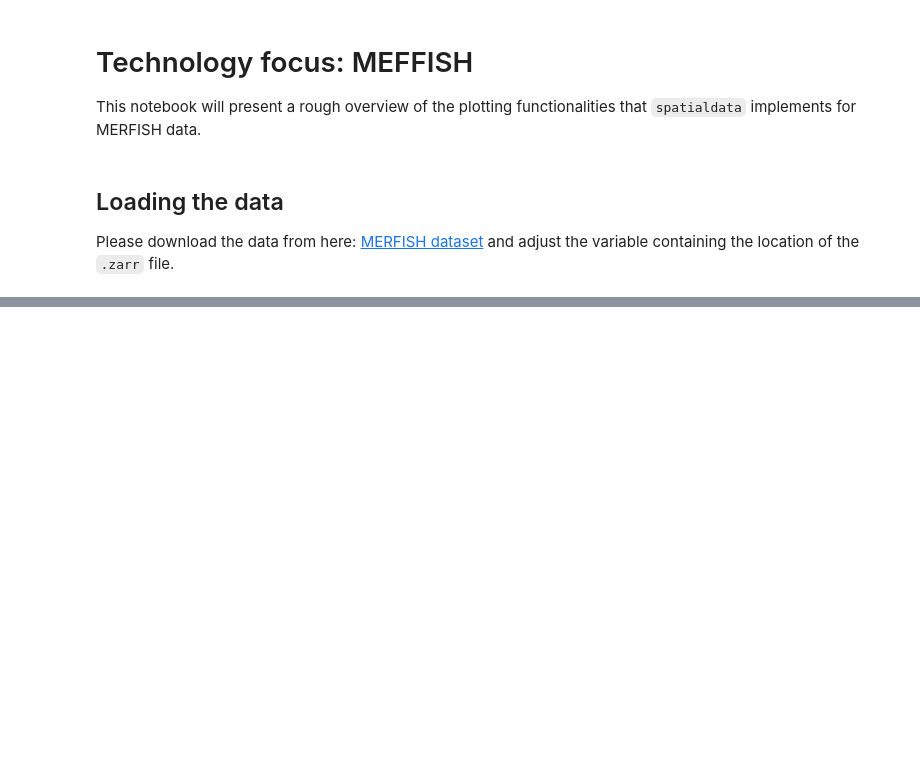
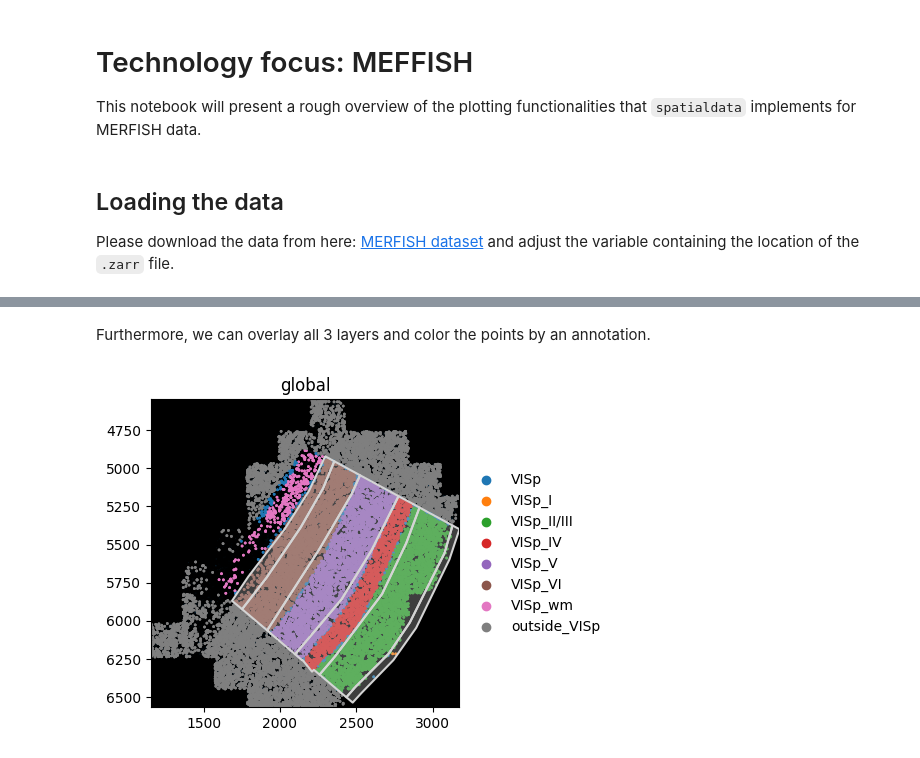
Before and after one commit to scverse/spatialdata-notebooks, a Jupyter notebook: notebooks/examples/technology_merfish.ipynb, the cells around one changed output, grey strips where cells are left out. Cells and saved outputs as stored; diff of their text form; code cells hidden in the pictures; blank space fills up the shorter version.

```diff
--- a/notebooks/examples/technology_merfish.ipynb
+++ b/notebooks/examples/technology_merfish.ipynb
@@ -101,0 +54,14 @@ To use this information in our plot, we provide the column-name to be used for t
+# %% [markdown]
+Furthermore, we can overlay all 3 layers and color the points by an annotation.
+# %%
+fig, ax = plt.subplots(ncols=1, figsize=(4, 4))
+(
+    merfish_sdata
+    .pp.get_elements(["anatomical", "rasterized", "single_molecule"])
+    .pl.render_images()
+    .pl.render_points(color="cell_type")
+    .pl.render_shapes()
+    .pl.show(ax=ax)
+)
+# %% [output]
+[figure, added]
```
Also changed, not shown: parts of 15 cells of this notebook, 2 other files.
